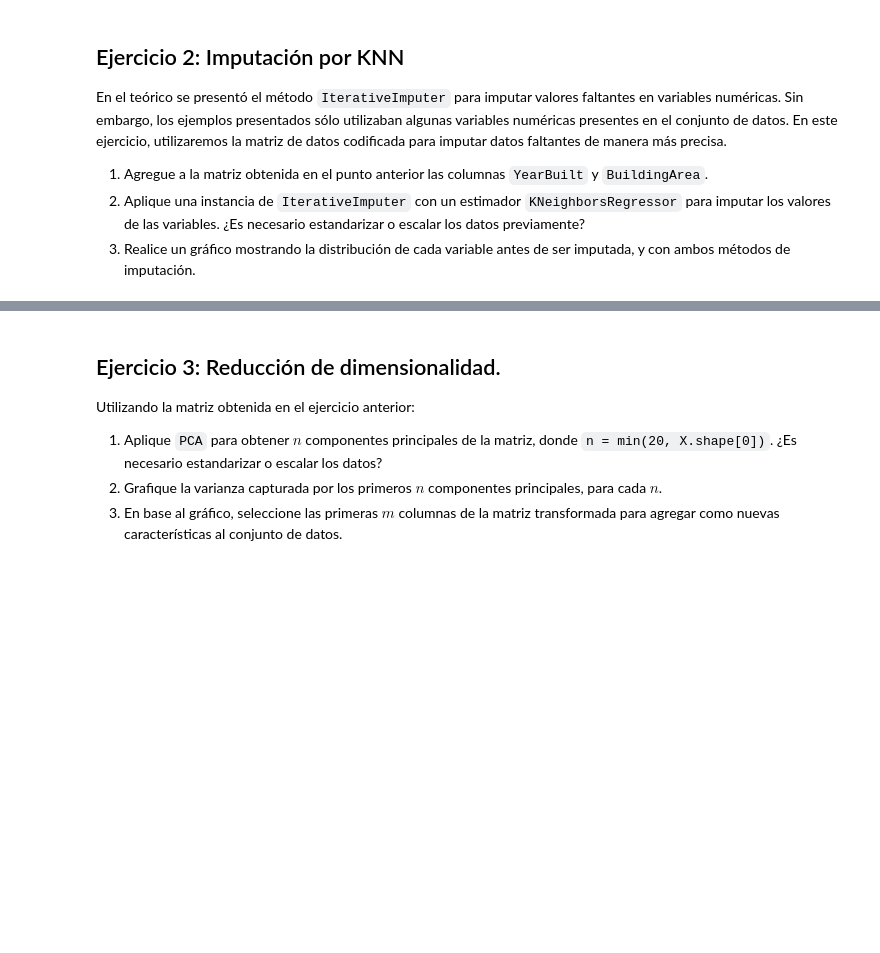
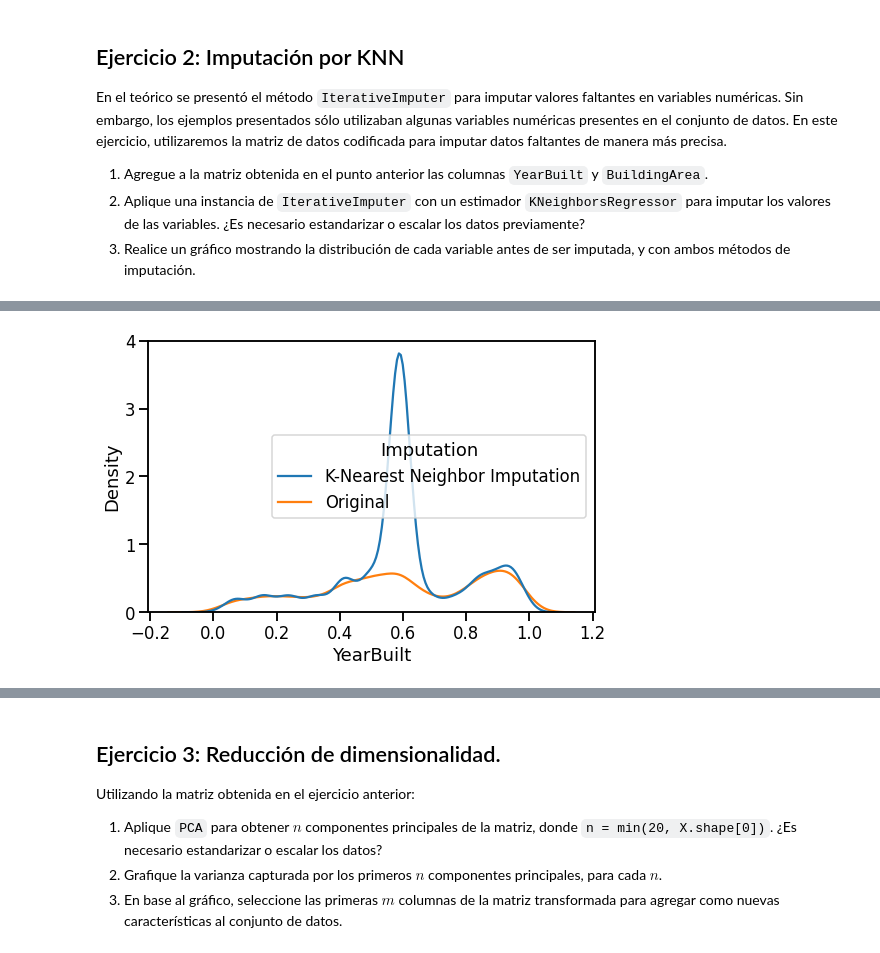
Before and after one commit to CHRISTIANDAGATTI/AEyCD---Grupo-9, a Jupyter notebook: Entregable_Parte_2_2022.ipynb, the cells around one changed output, grey strips where cells are left out. Saved outputs shown, nothing was run; the diff lists cells and outputs as text; code cells hidden in the pictures; blank space fills up the shorter version.

```diff
--- a/Entregable_Parte_2_2022.ipynb
+++ b/Entregable_Parte_2_2022.ipynb
@@ -143,0 +352,10 @@ g = seaborn.kdeplot(data=data, x='YearBuilt', hue='Imputation')
+# %%
+columns_names = df.columns.values
+
+df_escaler = df.copy(deep=True)
+# %%
+from sklearn.preprocessing import MinMaxScaler
+escala = MinMaxScaler()
+escala.fit(df_escaler[columns_names])
+df_escaler.loc[:, columns_names] = escala.transform(df_escaler[columns_names])
+df_escaler
@@ -143,0 +376,8 @@ g = seaborn.kdeplot(data=data, x='YearBuilt', hue='Imputation')
+# %%
+#Imputamos las variables
+from sklearn.impute import KNNImputer
+
+df_knn = df_escaler.copy(deep=True)
+knn_imputer = KNNImputer(n_neighbors=2, weights="uniform")
+df_knn[['YearBuilt','BuildingArea']] = knn_imputer.fit_transform(df_knn[['YearBuilt','BuildingArea']])
+df_knn.head(4)
@@ -143,0 +391,11 @@ g = seaborn.kdeplot(data=data, x='YearBuilt', hue='Imputation')
+# %%
+#Variable YearBuilt
+df_knn_year = df_knn.YearBuilt.to_frame()
+df_knn_year['Imputation'] = "K-Nearest Neighbor Imputation"
+df_year = df_escaler.YearBuilt.dropna().to_frame()
+df_year['Imputation'] = 'Original'
+data = pandas.concat([df_knn_year, df_year]).reset_index()
+fig = plt.figure(figsize=(8, 5))
+g = sns.kdeplot(data=data, x='YearBuilt', hue='Imputation')
+# %% [output]
+[figure, added]
```
Also changed, not shown: parts of 45 cells of this notebook.
